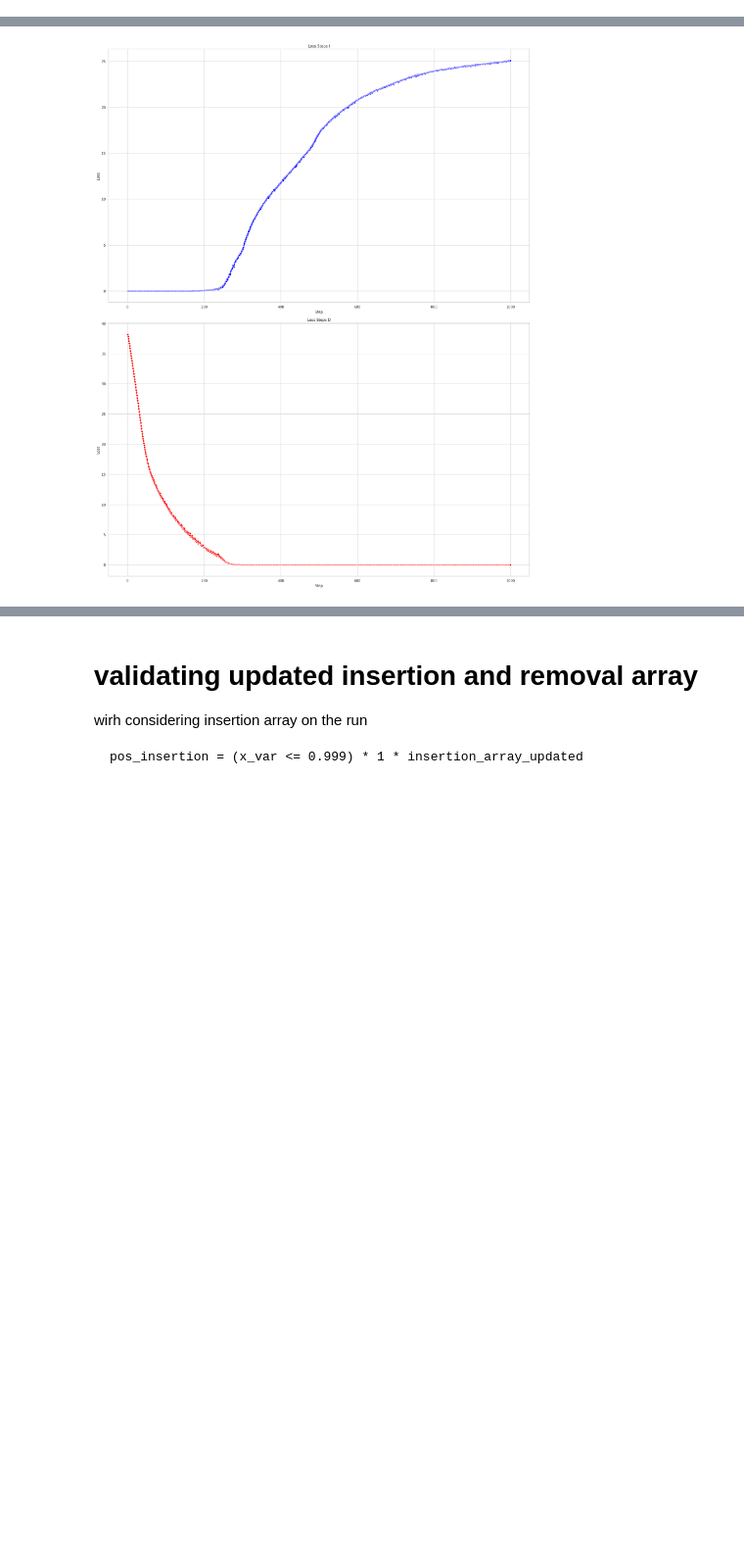
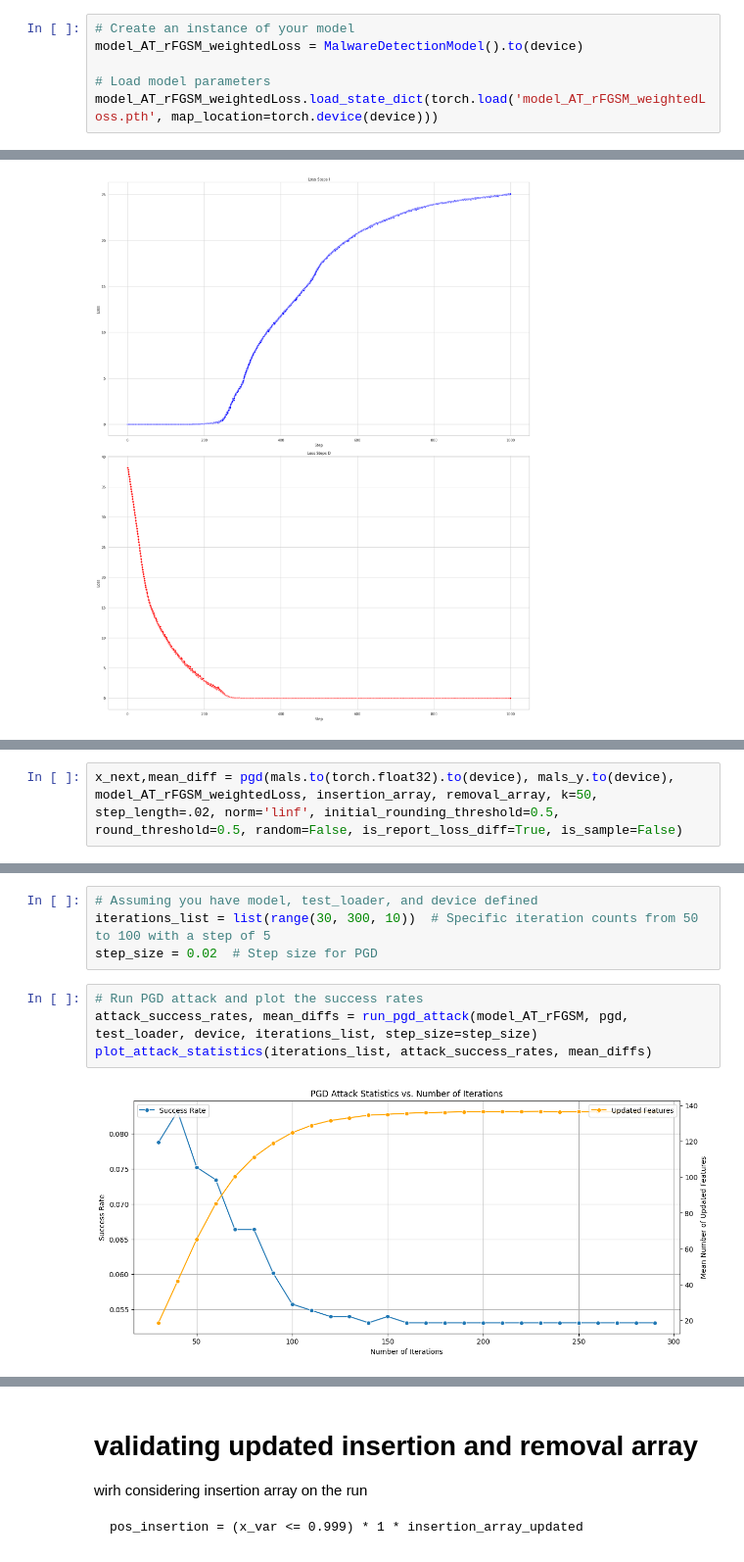
Before and after one commit to mostafa-ja/mal_adv4, a Jupyter notebook: adverserial_attack_RBF2.ipynb, the cells around one changed output, grey strips where cells are left out. Shown at 98% size. Drawn from its saved outputs; the diff is of its cells as text; blank space fills up the shorter version.

```diff
--- a/adverserial_attack_RBF2.ipynb
+++ b/adverserial_attack_RBF2.ipynb
@@ -203,3 +209,9 @@ model_AT_rFGSM = MalwareDetectionModel().to(device)
 model_AT_rFGSM.load_state_dict(torch.load('model_AT_rFGSM.pth', map_location=torch.device(device)))
 # %% [output]
 <All keys matched successfully>
+# %%
+# Create an instance of your model
+model_AT_rFGSM_weightedLoss = MalwareDetectionModel().to(device)
+
+# Load model parameters
+model_AT_rFGSM_weightedLoss.load_state_dict(torch.load('model_AT_rFGSM_weightedLoss.pth', map_location=torch.device(device)))
@@ -1870,0 +2308,2 @@ plt.show()
+# %%
+x_next,mean_diff = pgd(mals.to(torch.float32).to(device), mals_y.to(device), model_AT_rFGSM_weightedLoss, insertion_array, removal_array, k=50, step_length=.02, norm='linf', initial_rounding_threshold=0.5, round_threshold=0.5, random=False, is_report_loss_diff=True, is_sample=False)
@@ -2450,0 +2400,10 @@ PGD linf: Attack effectiveness 4.082%.
+# %%
+# Assuming you have model, test_loader, and device defined
+iterations_list = list(range(30, 300, 10))  # Specific iteration counts from 50 to 100 with a step of 5
+step_size = 0.02  # Step size for PGD
+# %%
+# Run PGD attack and plot the success rates
+attack_success_rates, mean_diffs = run_pgd_attack(model_AT_rFGSM, pgd, test_loader, device, iterations_list, step_size=step_size)
+plot_attack_statistics(iterations_list, attack_success_rates, mean_diffs)
+# %% [output]
+[figure, added]
```
Also changed, not shown: parts of 28 cells of this notebook.
